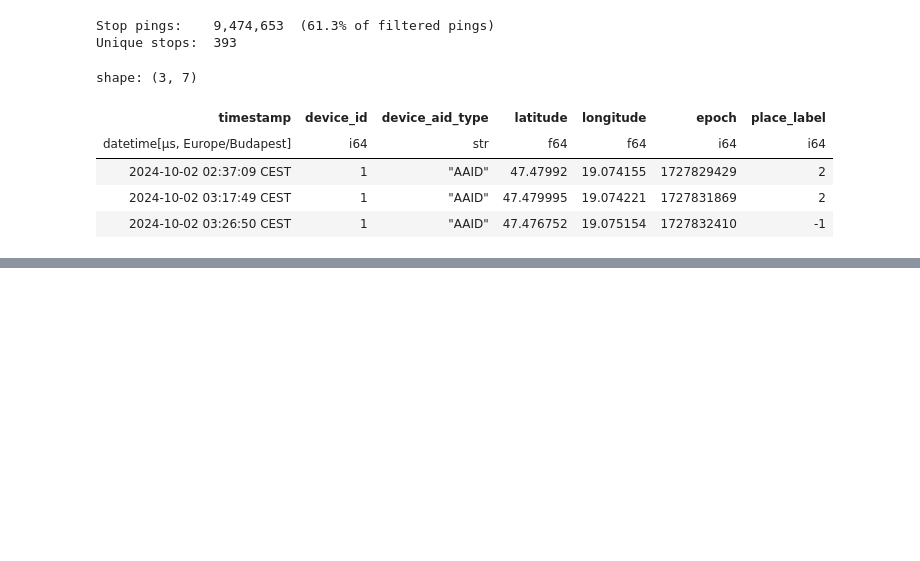
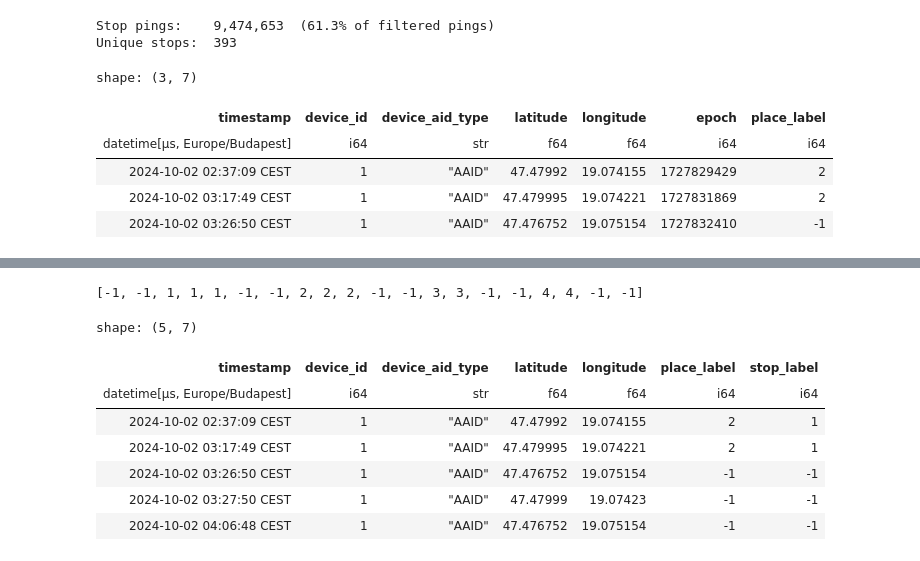
Before and after one commit to ANETILab/wp7_data_processing, a Jupyter notebook: src/05_detect_stops.ipynb, the cells around one changed output, grey strips where cells are left out. Cells and saved outputs as stored; diff of their text form; code cells hidden in the pictures; blank space fills up the shorter version.

```diff
--- a/src/05_detect_stops.ipynb
+++ b/src/05_detect_stops.ipynb
@@ -99,0 +176,4 @@ def give_stop_labels(place_labels: list) -> list:
+# %%
+[-1, -1, 1, 1, 1, -1, -1, 2, 2, 2, -1, -1, 3, 3, -1, -1, 4, 4, -1, -1]
+# %% [output]
+[-1, -1, 1, 1, 1, -1, -1, 2, 2, 2, -1, -1, 3, 3, -1, -1, 4, 4, -1, -1]
@@ -102,0 +187,11 @@ clustered = clustered.with_columns(pl.Series(name="stop_label", values=stop_labe
+# %%
+clustered.head(5)
+# %% [output]
+shape: (5, 7)
+| timestamp | device_id | device_aid_type | latitude | longitude | place_label | stop_label |
+| datetime[μs, Europe/Budapest] | i64 | str | f64 | f64 | i64 | i64 |
+| 2024-10-02 02:37:09 CEST | 1 | "AAID" | 47.47992 | 19.074155 | 2 | 1 |
+| 2024-10-02 03:17:49 CEST | 1 | "AAID" | 47.479995 | 19.074221 | 2 | 1 |
+| 2024-10-02 03:26:50 CEST | 1 | "AAID" | 47.476752 | 19.075154 | -1 | -1 |
+| 2024-10-02 03:27:50 CEST | 1 | "AAID" | 47.47999 | 19.07423 | -1 | -1 |
+| 2024-10-02 04:06:48 CEST | 1 | "AAID" | 47.476752 | 19.075154 | -1 | -1 |
```
Also changed, not shown: parts of 9 cells of this notebook.
